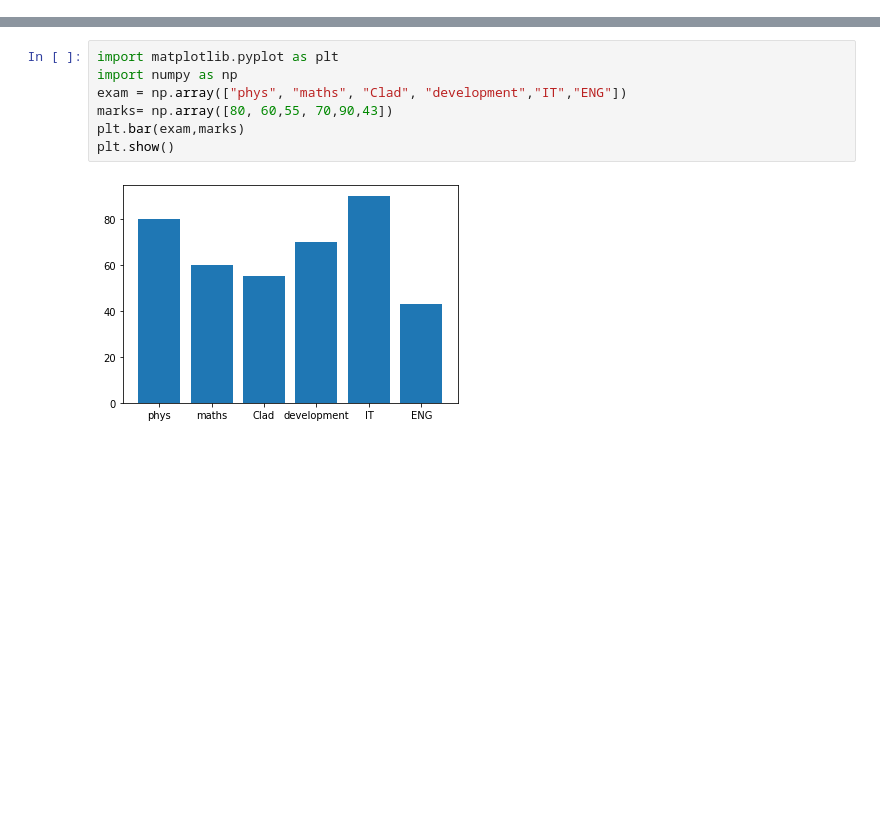
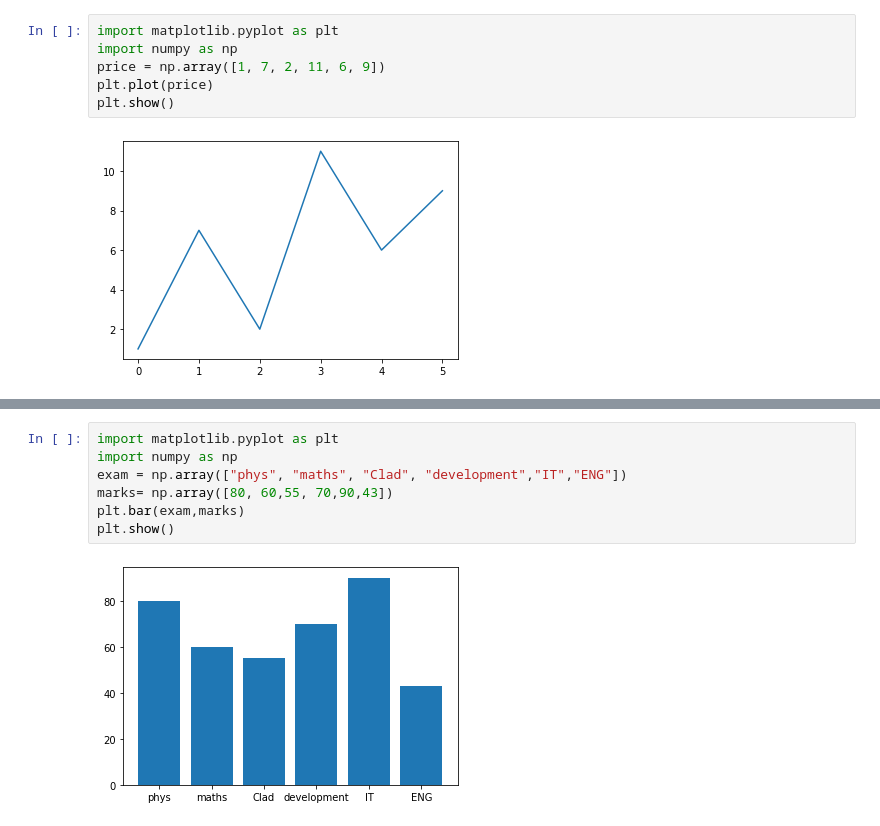
Before and after one commit to VU21CSEN0100037/PYTHON, a Jupyter notebook: Mathplot_PROGRAMS.ipynb, the cells around one changed output, grey strips where cells are left out. Saved outputs shown, nothing was run; the diff lists cells and outputs as text; blank space fills up the shorter version.

```diff
--- a/Mathplot_PROGRAMS.ipynb
+++ b/Mathplot_PROGRAMS.ipynb
@@ -11,0 +39,8 @@ plt.show()
+# %%
+import matplotlib.pyplot as plt
+import numpy as np
+price = np.array([1, 7, 2, 11, 6, 9])
+plt.plot(price)
+plt.show()
+# %% [output]
+[figure, added]
```
Also changed, not shown: parts of 18 cells of this notebook.
